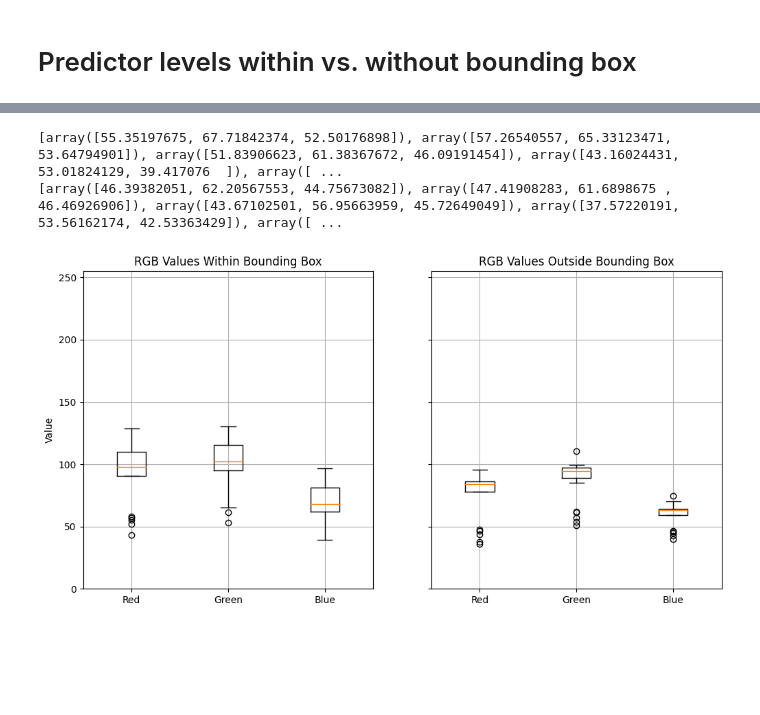
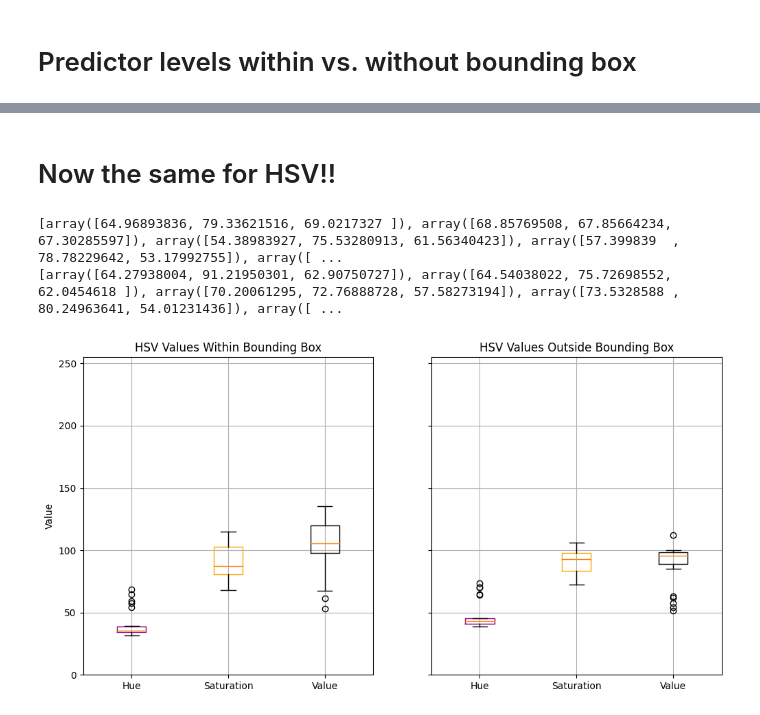
Before and after one commit to Cavesprout/ML-sick-tree-id, a Jupyter notebook: Checkpoint_2/EDA_graphs.ipynb, the cells around one changed output, grey strips where cells are left out. Drawn from its saved outputs; the diff is of its cells as text; code cells hidden in the pictures; blank space fills up the shorter version.

```diff
--- a/Checkpoint_2/EDA_graphs.ipynb
+++ b/Checkpoint_2/EDA_graphs.ipynb
@@ -35,3 +36,4 @@ img_df = pd.read_json("data/img_metadata.json", dtype={'x': float, 'y': float, '
 img_df["file_name"] = img_df["file_name"].map(get_full_path)
 # %%
 sick_df = img_df[img_df["classification"] == "sick"]
+healthy_df = img_df[img_df["classification"] == "healthy"]
@@ -38,59 +206,67 @@ sick_df = img_df[img_df["classification"] == "sick"]
+# %% [markdown]
+# Now the same for HSV!!
 # %%
 
-avg_rgb_in_bbox = []
-avg_rgb_out_bbox = []
+avg_hsv_in_bbox = []
+avg_hsv_out_bbox = []
 
 for index, row in sick_df.iterrows():
     file_name = row['file_name']
     x, y, width, height = int(row['x']), int(row['y']), int(row['width']), int(row['height'])
 
     img = cv2.imread(file_name)
-    img = cv2.cvtColor(img, cv2.COLOR_BGR2RGB)
+    img = cv2.cvtColor(img, cv2.COLOR_BGR2HSV)
 
     if x != -1 and y != -1 and width != -1 and height != -1:
         region_in_bbox = img[y:y + height, x:x + width]
-        avg_rgb_in_bbox.append(np.mean(region_in_bbox, axis=(0, 1)))
+        avg_hsv_in_bbox.append(np.mean(region_in_bbox, axis=(0, 1)))
 
         mask = np.ones(img.shape, dtype=bool)
         mask[y:y + height, x:x + width] = False
         region_out_bbox = img[mask].reshape(-1, 3)
-        avg_rgb_out_bbox.append(np.mean(region_out_bbox, axis=0))
+        avg_hsv_out_bbox.append(np.mean(region_out_bbox, axis=0))
     else:
-        avg_rgb_in_bbox.append(np.array([-1, -1, -1]))
-        avg_rgb_out_bbox.append(np.mean(img, axis=(0, 1)))
+        avg_hsv_in_bbox.append(np.array([-1, -1, -1]))
+        avg_hsv_out_bbox.append(np.mean(img, axis=(0, 1)))
 
-print(avg_rgb_in_bbox)
-print(avg_rgb_out_bbox)
+print(avg_hsv_in_bbox)
+print(avg_hsv_out_bbox)
 # %% [output]
-[array([55.35197675, 67.71842374, 52.50176898]), array([57.26540557, 65.33123471, 53.64794901]), array([51.83906623, 61.38367672, 46.09191454]), array([43.16024431, 53.01824129, 39.417076  ]), array([ ...
-[array([46.39382051, 62.20567553, 44.75673082]), array([47.41908283, 61.6898675 , 46.46926906]), array([43.67102501, 56.95663959, 45.72649049]), array([37.57220191, 53.56162174, 42.53363429]), array([ ...
+[array([64.96893836, 79.33621516, 69.0217327 ]), array([68.85769508, 67.85664234, 67.30285597]), array([54.38983927, 75.53280913, 61.56340423]), array([57.399839  , 78.78229642, 53.17992755]), array([ ...
+[array([64.27938004, 91.21950301, 62.90750727]), array([64.54038022, 75.72698552, 62.0454618 ]), array([70.20061295, 72.76888728, 57.58273194]), array([73.5328588 , 80.24963641, 54.01231436]), array([ ...
 # %%
-rgb_in = pd.DataFrame(avg_rgb_in_bbox)
-rgb_out = pd.DataFrame(avg_rgb_out_bbox)
+hsv_in = pd.DataFrame(avg_hsv_in_bbox)
+hsv_out = pd.DataFrame(avg_hsv_out_bbox)
 # %%
 # Create box plots
 fig, (ax1, ax2) = plt.subplots(nrows=1, ncols=2, figsize=(12, 6), sharey=True)
 
+hsv_colors = ['purple', 'orange', 'black']
+
+boxprops = dict(color_vals=hsv_colors)
+
 # Box plot for the area within the bounding box
-ax1.boxplot([rgb_in[0], rgb_in[1], rgb_in[2]],
-            labels=['Red', 'Green', 'Blue'])
-ax1.set_title('RGB Values Within Bounding Box')
+plot1 = ax1.boxplot([hsv_in[0], hsv_in[1], hsv_in[2]],
+            labels=['Hue', 'Saturation', 'Value'])
+ax1.set_title('HSV Values Within Bounding Box')
 ax1.set_ylabel('Value')
 ax1.set_ylim([0, 255])
 ax1.grid()
 
-ax1.boxprops
-
 # Box plot for the area outside the bounding box
-ax2.boxplot([rgb_out[0], rgb_out[1], rgb_out[2]],
-            labels=['Red', 'Green', 'Blue'])
-ax2.set_title('RGB Values Outside Bounding Box')
+plot2 = ax2.boxplot([hsv_out[0], hsv_out[1], hsv_out[2]],
+            labels=['Hue', 'Saturation', 'Value'])
+ax2.set_title('HSV Values Outside Bounding Box')
 ax2.set_ylim([0, 255])
 ax2.grid()
+
+for plot in (plot1, plot2):
+    for patch, color in zip(plot['boxes'], hsv_colors):
+        patch.set_color(color)
 
 # Show the plots
 
 plt.show()
 # %% [output]
-[figure, old version]
+[figure, new version]
 # %%
```
Also changed, not shown: parts of 8 cells of this notebook, 1 other file.
